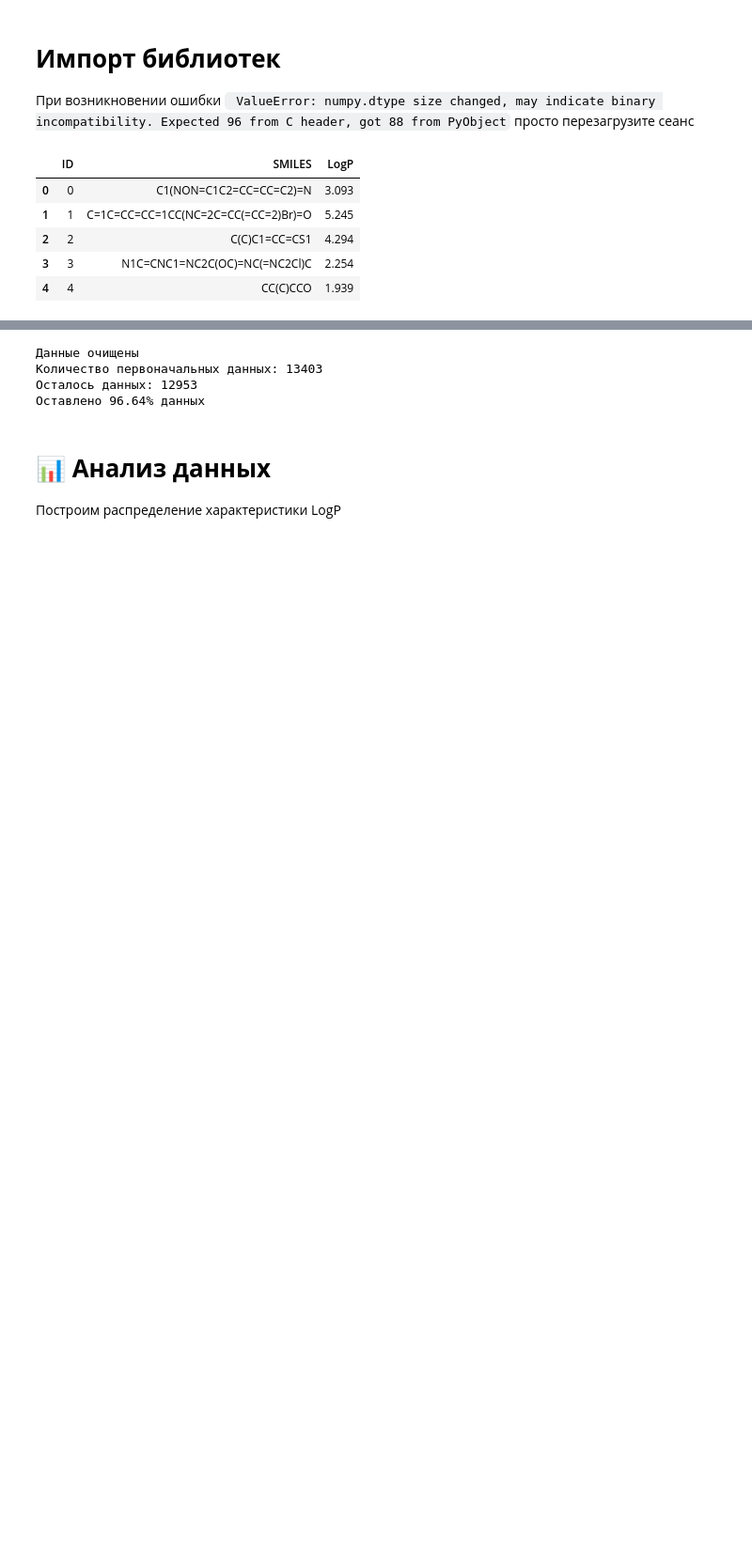
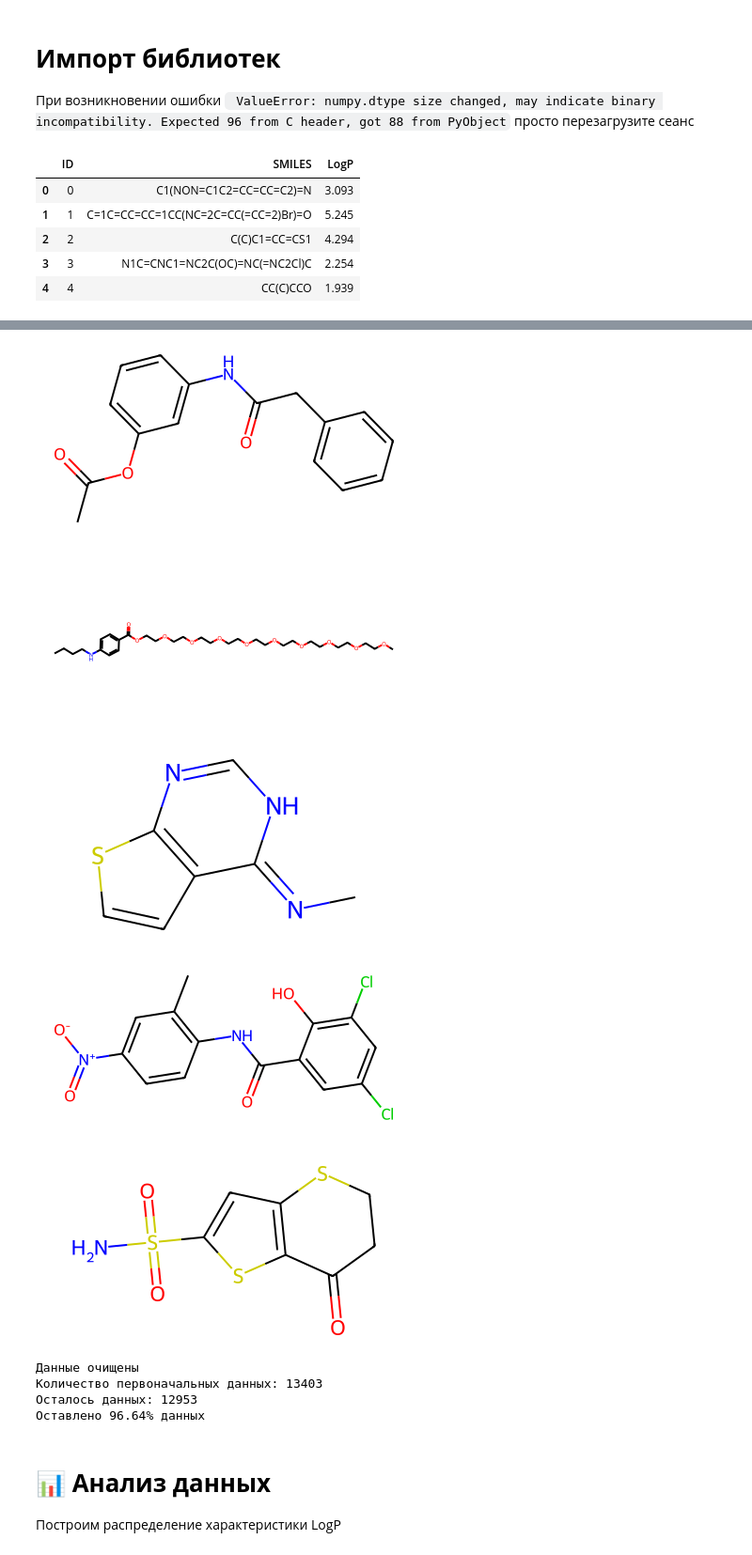
Before and after one commit to droyti46/sibur-element-119, a Jupyter notebook: train.ipynb, the cells around one changed output, grey strips where cells are left out. Shown at 94% size. Drawn from its saved outputs; the diff is of its cells as text; code cells hidden in the pictures; blank space fills up the shorter version.

Commit message:
fix train.ipynb

```diff
--- a/train.ipynb
+++ b/train.ipynb
@@ -85,3 +54,20 @@ def visualize_3d_molecule(smiles: str, width: int = 400, height: int = 200) -> N
+# %%
+from rdkit.Chem import Draw
+
+def plot_molecule(smiles: str, width: int = 400, height: int = 200) -> None:
+
+    '''
+    Визуализирует молекулу в 2D (статическое изображение).
+    Работает в GitHub Preview.
+    '''
+
+    mol = Chem.MolFromSmiles(smiles)
+
+    if mol is None:
+        raise ValueError('Неверная SMILES строка')
+
+    img = Draw.MolToImage(mol, size=(width, height))
+    display(img)
 # %%
 import random
 
@@ -89,5 +75,5 @@ random.seed(42)
 random_indices = [random.randint(0, len(train) - 1) for _ in range(5)]
 
 for index in random_indices:
-    visualize_3d_molecule(train.SMILES[index])
+    plot_molecule(train.SMILES[index])
 # %% [output]
@@ -99,3 +80,8 @@ for index in random_indices:
+[figure, added]
+[figure, added]
+[figure, added]
+[figure, added]
+[figure, added]
 # %%
 from rdkit import RDLogger
 
```
Also changed, not shown: parts of 6 cells of this notebook.
